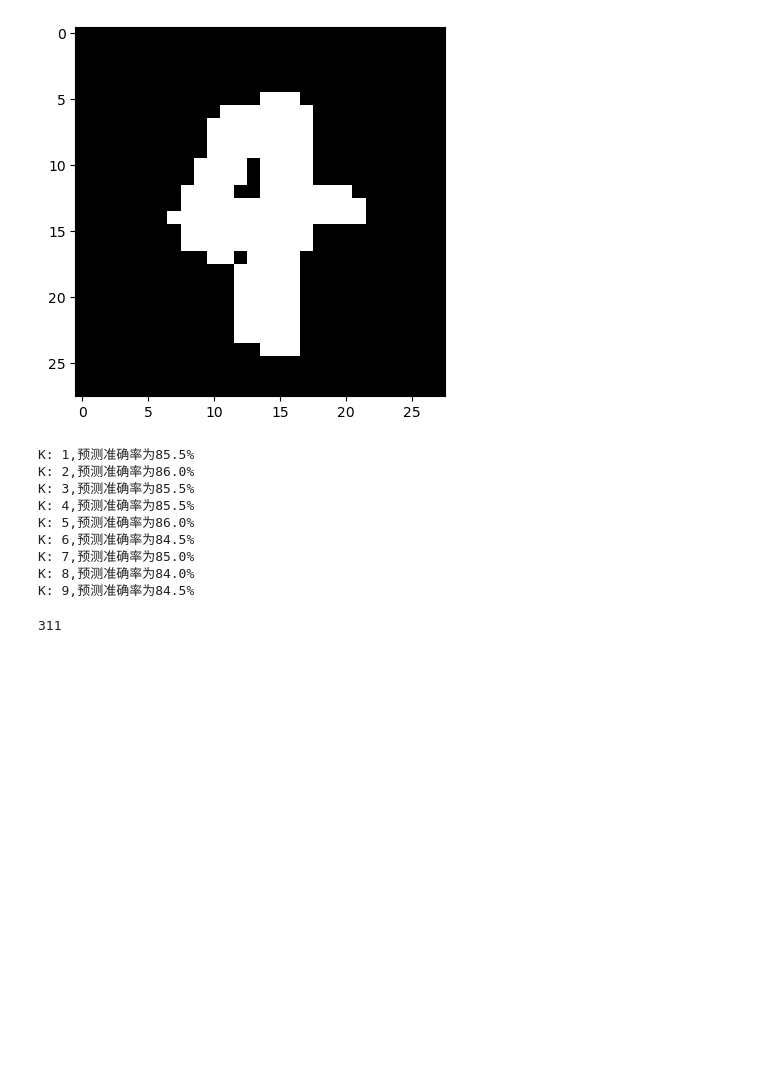
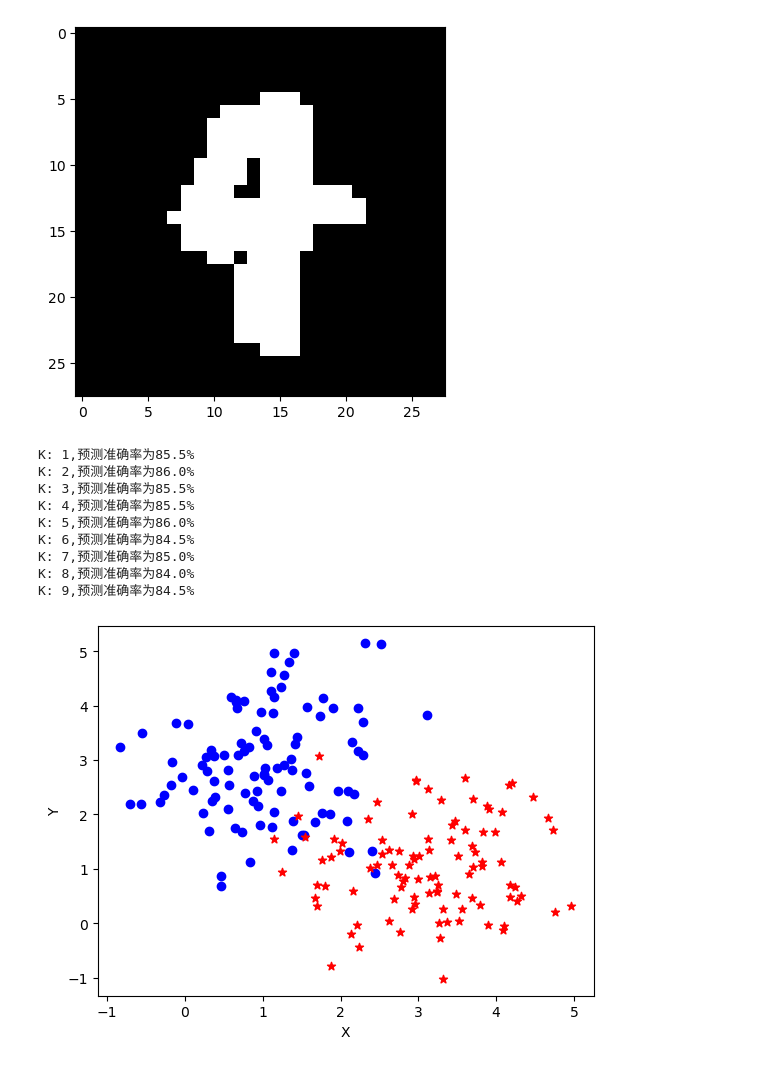
Before and after one commit to kelunwi/MLCodeNote, a Jupyter notebook: KNN.ipynb, the cells around one changed output. Saved outputs shown, nothing was run; the diff lists cells and outputs as text; code cells hidden in the pictures; blank space fills up the shorter version.

```diff
--- a/KNN.ipynb
+++ b/KNN.ipynb
@@ -108,6 +108,28 @@ K: 7,预测准确率为85.0%
 K: 8,预测准确率为84.0%
 K: 9,预测准确率为84.5%
 # %%
-print(311)
+from sklearn.neighbors  import KNeighborsClassifier
+from matplotlib.colors import ListedColormap
+import matplotlib.pyplot as plt
+import numpy as np
+data = np.loadtxt('gauss.csv',delimiter=',')
+# 取前两列
+x_train=data[:,:2]
+# 取最后一列
+y_train=data[:,2]
+# print(x_train,y_train)
+plt.figure()
+# 选择 y_train =0 和1  d的 x_train 的数据
+# x_train = [[2, 3],
+#            [1, 5],
+#            [4, 2],
+#            [3, 4]]
+# y_train = [0, 1, 0, 1]
+# x_train[y_train==0,0] 相当于 去除上面数据中 2，和4  x_train[y_train==0,1] 取出3，2
+plt.scatter(x_train[y_train==0,0],x_train[y_train==0,1],c='blue',marker='o')
+plt.scatter(x_train[y_train==1,0],x_train[y_train==1,1],c='r',marker='*')
+plt.xlabel('X')
+plt.ylabel('Y')
+plt.show()
 # %% [output]
-311
+[figure, added]
```
